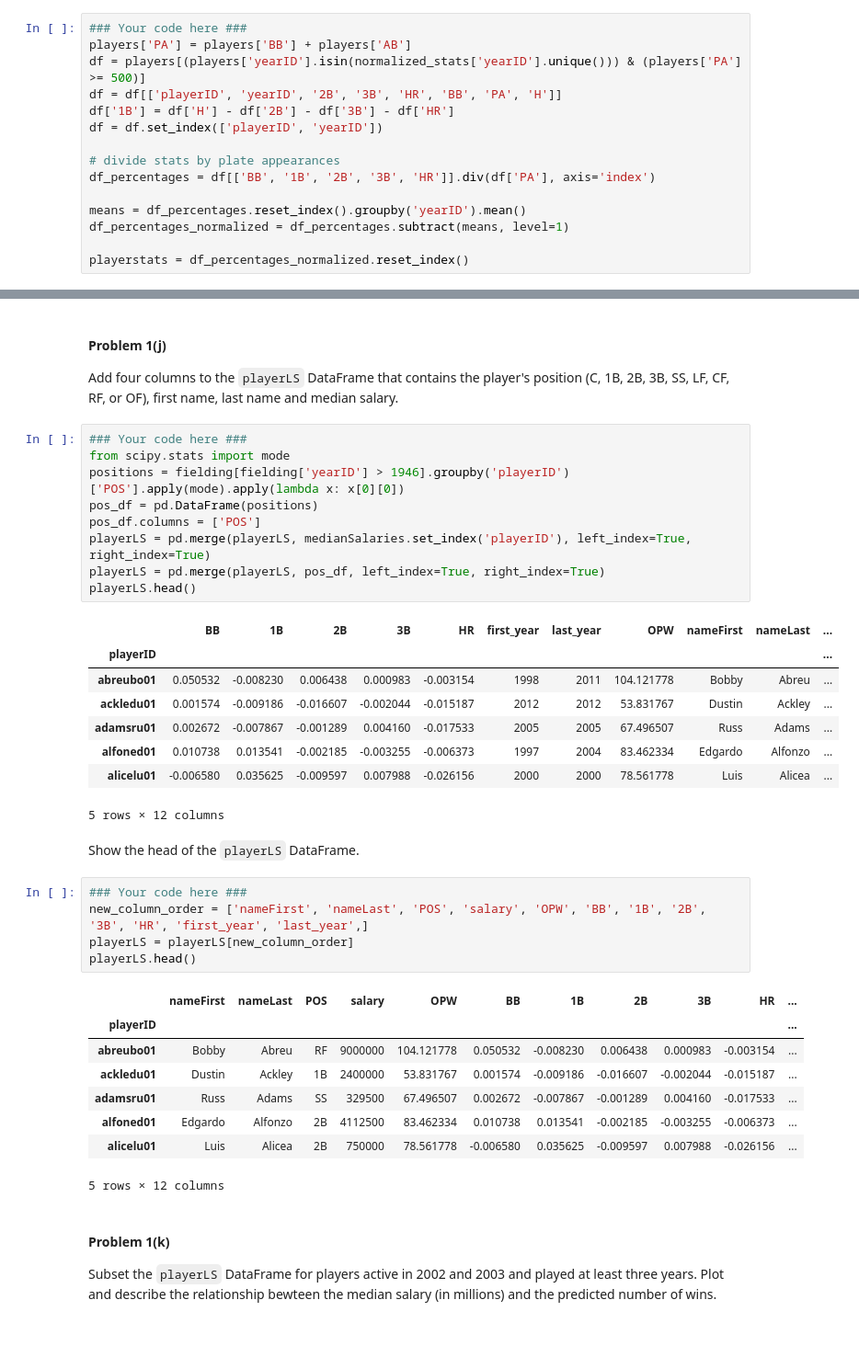
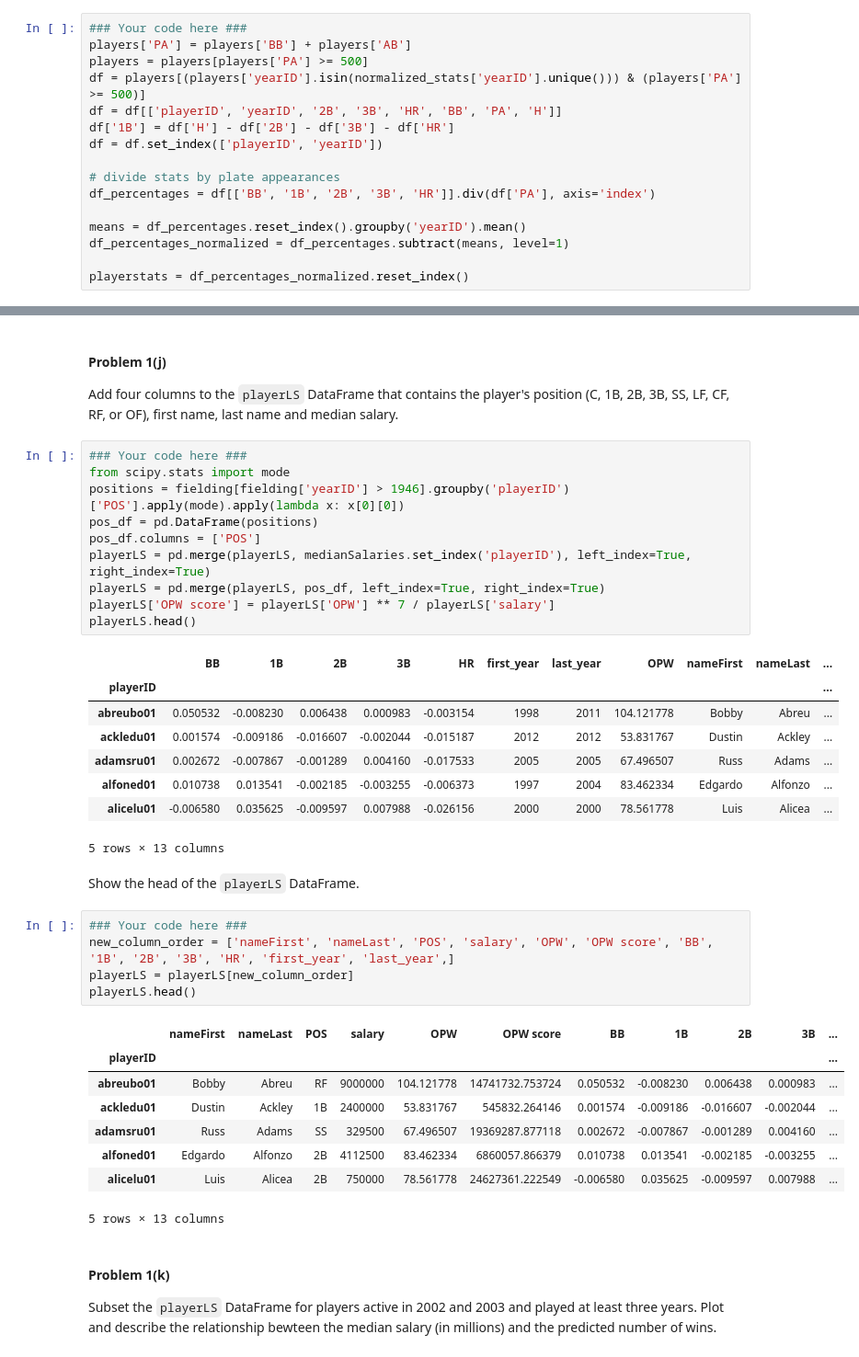
Before and after one commit to araftery/2014, a Jupyter notebook: homework/HW3.ipynb, the cells around one changed output, grey strips where cells are left out. Shown at 92% size. Saved outputs shown, nothing was run; the diff lists cells and outputs as text.

```diff
--- a/homework/HW3.ipynb
+++ b/homework/HW3.ipynb
@@ -281,6 +281,7 @@ Now we will create a similar database for individual players. Consider only play
 # %%
 ### Your code here ###
 players['PA'] = players['BB'] + players['AB']
+players = players[players['PA'] >= 500]
 df = players[(players['yearID'].isin(normalized_stats['yearID'].unique())) & (players['PA'] >= 500)]
 df = df[['playerID', 'yearID', '2B', '3B', 'HR', 'BB', 'PA', 'H']]
 df['1B'] = df['H'] - df['2B'] - df['3B'] - df['HR']
@@ -364,6 +365,7 @@ pos_df = pd.DataFrame(positions)
 pos_df.columns = ['POS']
 playerLS = pd.merge(playerLS, medianSalaries.set_index('playerID'), left_index=True, right_index=True)
 playerLS = pd.merge(playerLS, pos_df, left_index=True, right_index=True)
+playerLS['OPW score'] = playerLS['OPW'] ** 7 / playerLS['salary']
 playerLS.head()
 # %% [output]
 |  | BB | 1B | 2B | 3B | HR | first_year | last_year | OPW | nameFirst | nameLast | ... |
@@ -373,23 +375,23 @@ playerLS.head()
 | adamsru01 | 0.002672 | -0.007867 | -0.001289 | 0.004160 | -0.017533 | 2005 | 2005 | 67.496507 | Russ | Adams | ... |
 | alfoned01 | 0.010738 | 0.013541 | -0.002185 | -0.003255 | -0.006373 | 1997 | 2004 | 83.462334 | Edgardo | Alfonzo | ... |
 | alicelu01 | -0.006580 | 0.035625 | -0.009597 | 0.007988 | -0.026156 | 2000 | 2000 | 78.561778 | Luis | Alicea | ... |
-5 rows × 12 columns
+5 rows × 13 columns
 # %% [markdown]
 Show the head of the `playerLS` DataFrame.
 # %%
 ### Your code here ###
-new_column_order = ['nameFirst', 'nameLast', 'POS', 'salary', 'OPW', 'BB', '1B', '2B', '3B', 'HR', 'first_year', 'last_year',]
+new_column_order = ['nameFirst', 'nameLast', 'POS', 'salary', 'OPW', 'OPW score', 'BB', '1B', '2B', '3B', 'HR', 'first_year', 'last_year',]
 playerLS = playerLS[new_column_order]
 playerLS.head()
 # %% [output]
-|  | nameFirst | nameLast | POS | salary | OPW | BB | 1B | 2B | 3B | HR | ... |
+|  | nameFirst | nameLast | POS | salary | OPW | OPW score | BB | 1B | 2B | 3B | ... |
 | playerID |  |  |  |  |  |  |  |  |  |  | ... |
-| abreubo01 | Bobby | Abreu | RF | 9000000 | 104.121778 | 0.050532 | -0.008230 | 0.006438 | 0.000983 | -0.003154 | ... |
-| ackledu01 | Dustin | Ackley | 1B | 2400000 | 53.831767 | 0.001574 | -0.009186 | -0.016607 | -0.002044 | -0.015187 | ... |
-| adamsru01 | Russ | Adams | SS | 329500 | 67.496507 | 0.002672 | -0.007867 | -0.001289 | 0.004160 | -0.017533 | ... |
-| alfoned01 | Edgardo | Alfonzo | 2B | 4112500 | 83.462334 | 0.010738 | 0.013541 | -0.002185 | -0.003255 | -0.006373 | ... |
-| alicelu01 | Luis | Alicea | 2B | 750000 | 78.561778 | -0.006580 | 0.035625 | -0.009597 | 0.007988 | -0.026156 | ... |
+| abreubo01 | Bobby | Abreu | RF | 9000000 | 104.121778 | 14741732.753724 | 0.050532 | -0.008230 | 0.006438 | 0.000983 | ... |
+| ackledu01 | Dustin | Ackley | 1B | 2400000 | 53.831767 | 545832.264146 | 0.001574 | -0.009186 | -0.016607 | -0.002044 | ... |
+| adamsru01 | Russ | Adams | SS | 329500 | 67.496507 | 19369287.877118 | 0.002672 | -0.007867 | -0.001289 | 0.004160 | ... |
+| alfoned01 | Edgardo | Alfonzo | 2B | 4112500 | 83.462334 | 6860057.866379 | 0.010738 | 0.013541 | -0.002185 | -0.003255 | ... |
+| alicelu01 | Luis | Alicea | 2B | 750000 | 78.561778 | 24627361.222549 | -0.006580 | 0.035625 | -0.009597 | 0.007988 | ... |
-5 rows × 12 columns
+5 rows × 13 columns
 # %% [markdown]
 #### Problem 1(k)
 
```
Also changed, not shown: parts of 8 cells of this notebook.
